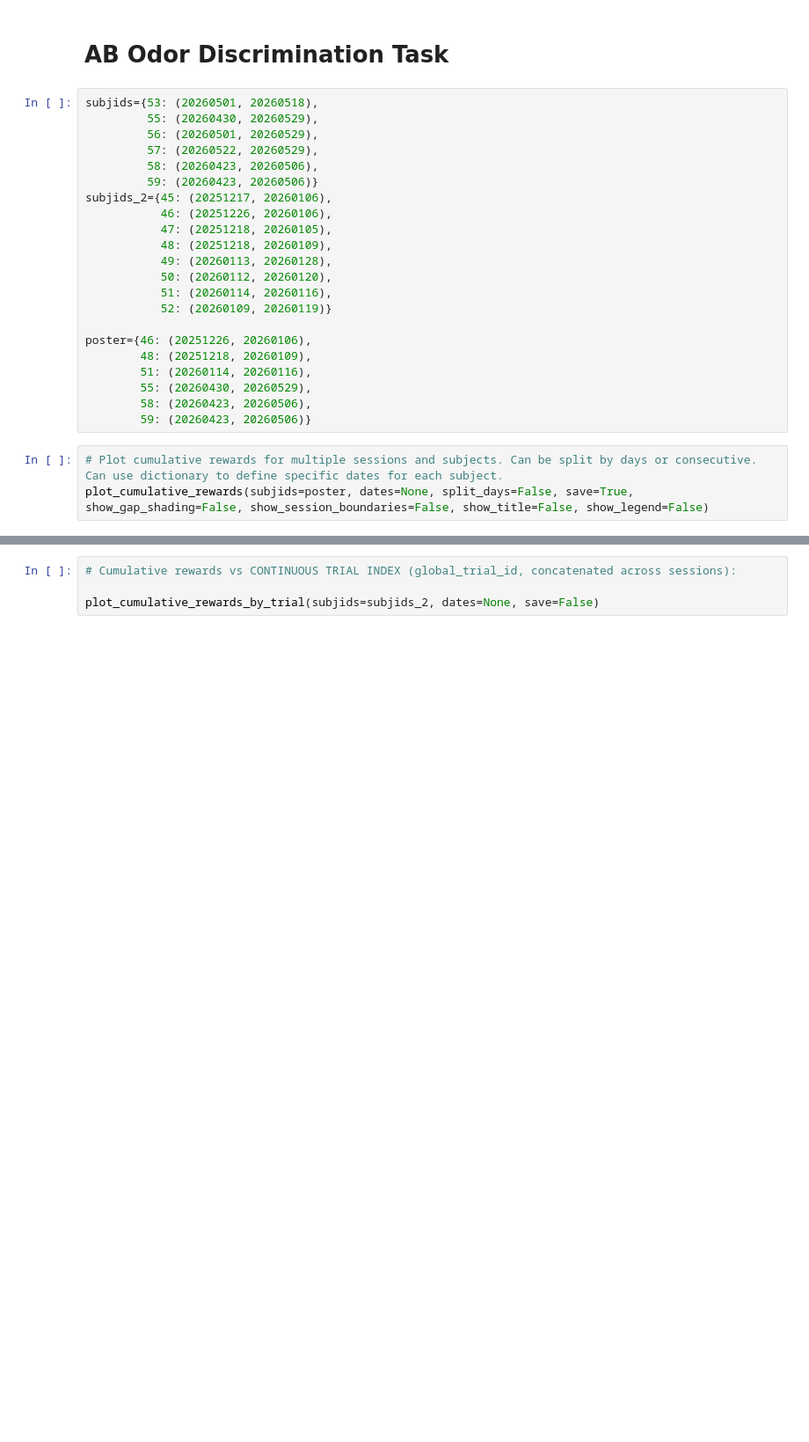
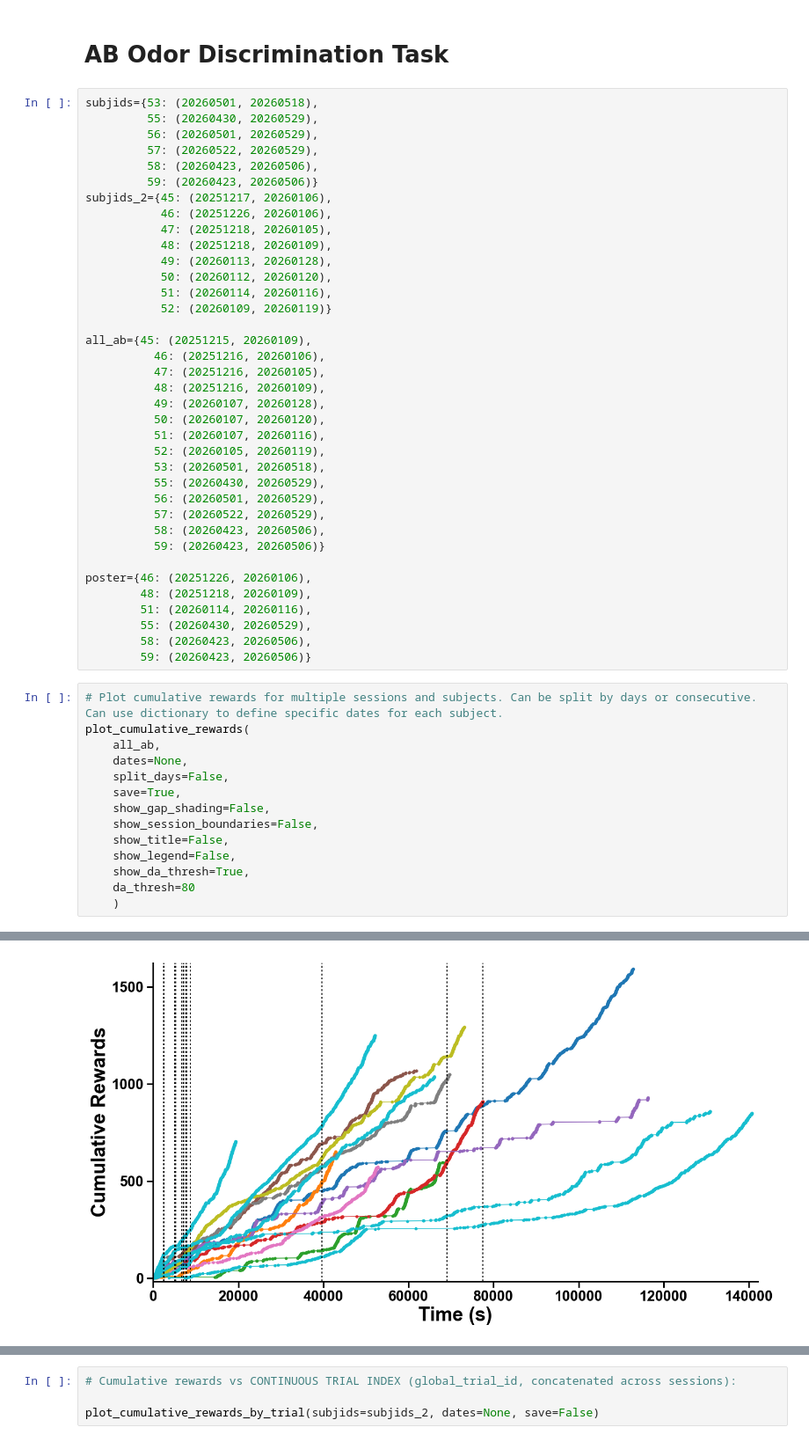
Before and after one commit to SainsburyWellcomeCentre/hypnose-analysis, a Jupyter notebook: notebooks/behavior_visualization.ipynb, the cells around one changed output, grey strips where cells are left out. Shown at 88% size. Saved outputs shown, nothing was run; the diff lists cells and outputs as text; blank space fills up the shorter version.

```diff
--- a/notebooks/behavior_visualization.ipynb
+++ b/notebooks/behavior_visualization.ipynb
@@ -224,6 +230,21 @@ subjids_2={45: (20251217, 20260106),
            51: (20260114, 20260116),
            52: (20260109, 20260119)}
 
+all_ab={45: (20251215, 20260109),
+          46: (20251216, 20260106),
+          47: (20251216, 20260105),
+          48: (20251216, 20260109),
+          49: (20260107, 20260128),
+          50: (20260107, 20260120),
+          51: (20260107, 20260116),
+          52: (20260105, 20260119),
+          53: (20260501, 20260518),
+          55: (20260430, 20260529),
+          56: (20260501, 20260529),
+          57: (20260522, 20260529),
+          58: (20260423, 20260506),
+          59: (20260423, 20260506)}
+
 poster={46: (20251226, 20260106),
         48: (20251218, 20260109),
         51: (20260114, 20260116),
@@ -232,4 +253,16 @@ poster={46: (20251226, 20260106),
         59: (20260423, 20260506)}
 # %%
 # Plot cumulative rewards for multiple sessions and subjects. Can be split by days or consecutive. Can use dictionary to define specific dates for each subject.
-plot_cumulative_rewards(subjids=poster, dates=None, split_days=False, save=True, show_gap_shading=False, show_session_boundaries=False, show_title=False, show_legend=False)
+plot_cumulative_rewards(
+    all_ab,
+    dates=None,
+    split_days=False,
+    save=True,
+    show_gap_shading=False,
+    show_session_boundaries=False,
+    show_title=False,
+    show_legend=False,
+    show_da_thresh=True,
+    da_thresh=80
+    )
+# %% [output]
@@ -235,0 +270 @@ plot_cumulative_rewards(subjids=poster, dates=None, split_days=False, save=True,
+[figure, added]
```
Also changed, not shown: parts of 5 cells of this notebook, 4 other files.
